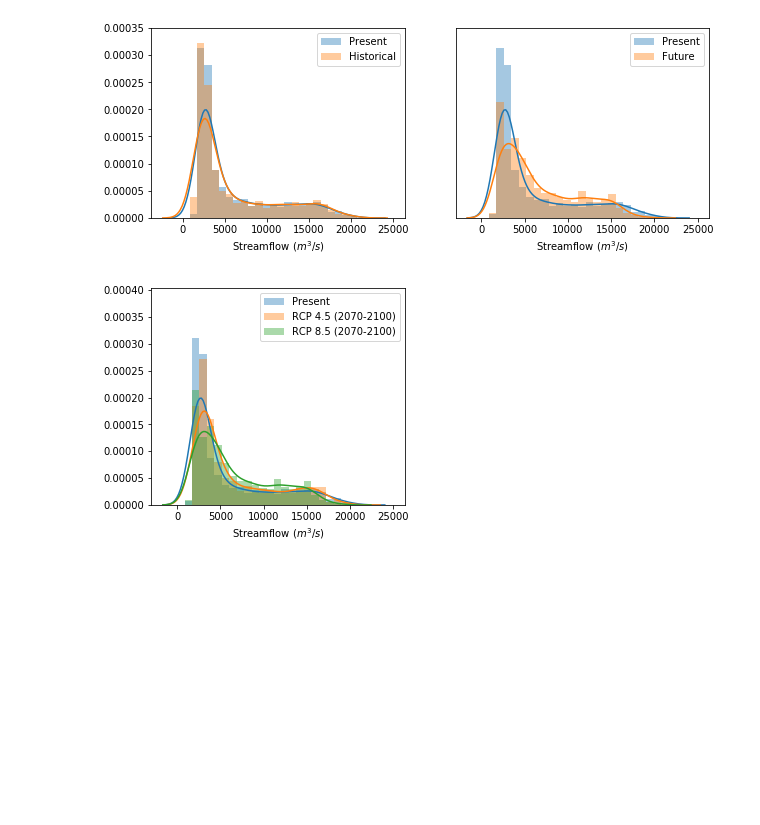
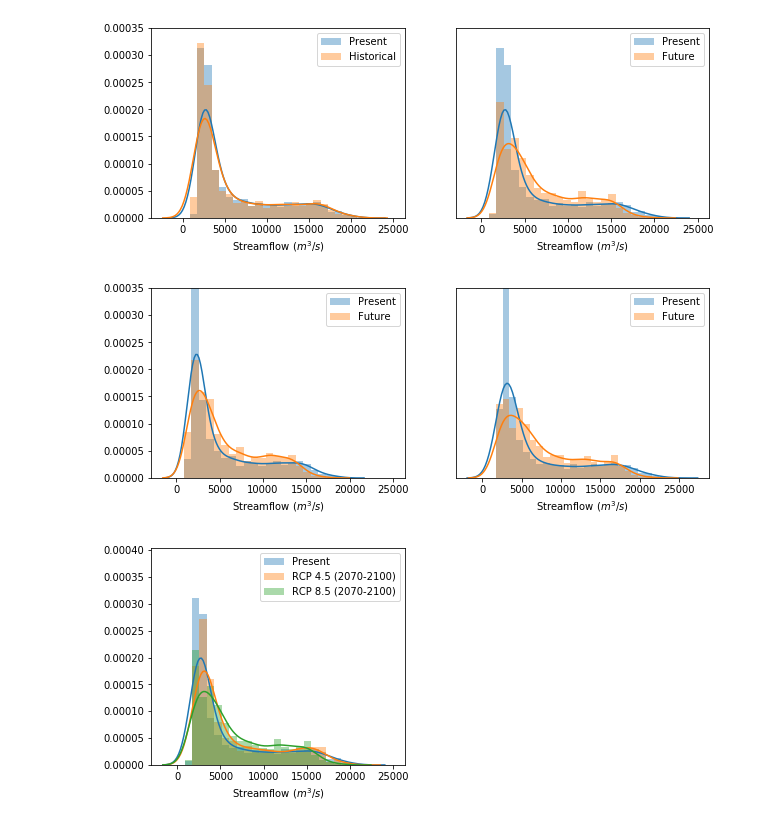
Before and after one commit to cpk26/pnw-hydrology-post, a Jupyter notebook: distribution_analysis.ipynb, the cells around one changed output. Cells and saved outputs as stored; diff of their text form; code cells hidden in the pictures; blank space fills up the shorter version.

```diff
--- a/distribution_analysis.ipynb
+++ b/distribution_analysis.ipynb
@@ -206,6 +232,40 @@ plt.savefig(os.path.join(outdir,'flow_pmf.pdf'),bbox_inches = 'tight')
 # %% [output]
 [figure]
 [figure]
+# %%
+#Visualize the change in the low/max flow PMF
+
+
+freq = '7D'
+nbins = np.linspace(0,25000, 30)
+
+data_pres_min = ds_sel['streamflow'].sel(time=periods['Present']).resample(time=freq).min(dim='time').mean(dim='gcm')
+data_pres_max = ds_sel['streamflow'].sel(time=periods['Present']).resample(time=freq).max(dim='time').mean(dim='gcm')
+data_fut_min = ds_sel['streamflow'].sel(time=periods['Future']).resample(time=freq).min(dim='time').mean(dim='gcm')
+data_fut_max = ds_sel['streamflow'].sel(time=periods['Future']).resample(time=freq).max(dim='time').mean(dim='gcm')
+
+
+
+plt.figure(figsize=(10,3.5))
+plt.subplot(1,2,1)
+sns.distplot(data_pres_min, bins=nbins, label='Present')
+sns.distplot(data_fut_min, bins=nbins, label='Future')
+plt.ylim([0, 3.5e-4])
+plt.xlabel('Streamflow ($m^{3} / s$)')
+plt.legend()
+
+
+plt.subplot(1,2,2)
+sns.distplot(data_pres_max, bins=nbins, label='Present')
+sns.distplot(data_fut_max, bins=nbins, label='Future')
+plt.ylim([0, 3.5e-4])
+plt.yticks([])
+plt.xlabel('Streamflow ($m^{3} / s$)')
+plt.legend()
+
+plt.savefig(os.path.join(outdir,'flow_pmf.pdf'),bbox_inches = 'tight')
+# %% [output]
+[figure, added]
 # %%
 #Compare Present to different
 nbins = np.linspace(0,25000, 30)
```
Also changed, not shown: parts of 4 cells of this notebook, 7 other files.
